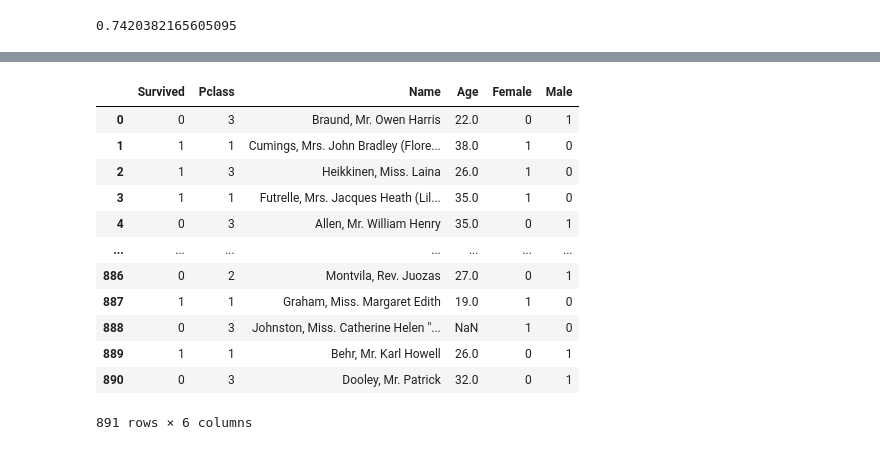
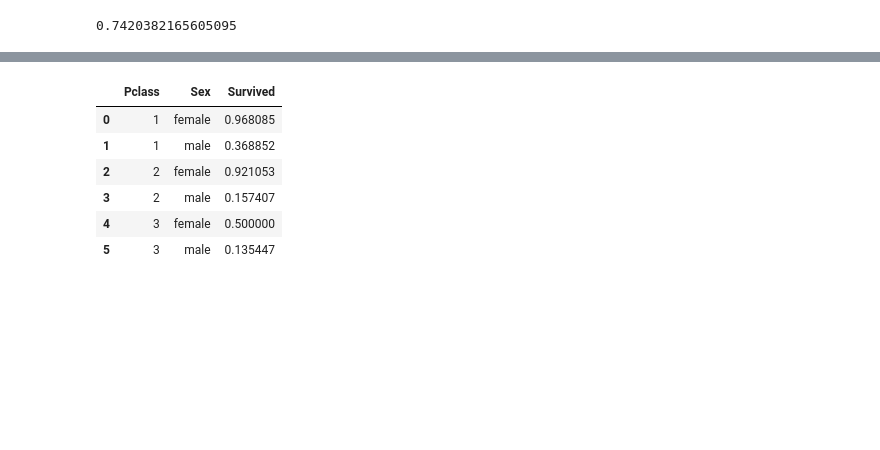
Before and after one commit to shota98501/Data_Scientist, a Jupyter notebook: Kaggle/Titanic/Data_Analysis/Titanic.ipynb, the cells around one changed output, grey strips where cells are left out. Saved outputs shown, nothing was run; the diff lists cells and outputs as text; code cells hidden in the pictures; blank space fills up the shorter version.

```diff
--- a/Kaggle/Titanic/Data_Analysis/Titanic.ipynb
+++ b/Kaggle/Titanic/Data_Analysis/Titanic.ipynb
@@ -186,17 +99,11 @@ Sex_dummies
-# %%
-Main = Sex_dummies.rename(columns={"Sex_female" : "Female", "Sex_male" : "Male"})
-Main
-# %% [output]
-|  | Survived | Pclass | Name | Age | Female | Male |
-| 0 | 0 | 3 | Braund, Mr. Owen Harris | 22.0 | 0 | 1 |
-| 1 | 1 | 1 | Cumings, Mrs. John Bradley (Flore... | 38.0 | 1 | 0 |
-| 2 | 1 | 3 | Heikkinen, Miss. Laina | 26.0 | 1 | 0 |
-| 3 | 1 | 1 | Futrelle, Mrs. Jacques Heath (Lil... | 35.0 | 1 | 0 |
-| 4 | 0 | 3 | Allen, Mr. William Henry | 35.0 | 0 | 1 |
-| ... | ... | ... | ... | ... | ... | ... |
-| 886 | 0 | 2 | Montvila, Rev. Juozas | 27.0 | 0 | 1 |
-| 887 | 1 | 1 | Graham, Miss. Margaret Edith | 19.0 | 1 | 0 |
-| 888 | 0 | 3 | Johnston, Miss. Catherine Helen "... | NaN | 1 | 0 |
-| 889 | 1 | 1 | Behr, Mr. Karl Howell | 26.0 | 0 | 1 |
-| 890 | 0 | 3 | Dooley, Mr. Patrick | 32.0 | 0 | 1 |
-891 rows × 6 columns
+# %%
+Rate_Pclass = Main.groupby(["Pclass", "Sex"])["Survived"].mean().reset_index()
+Rate_Pclass
+# %% [output]
+|  | Pclass | Sex | Survived |
+| 0 | 1 | female | 0.968085 |
+| 1 | 1 | male | 0.368852 |
+| 2 | 2 | female | 0.921053 |
+| 3 | 2 | male | 0.157407 |
+| 4 | 3 | female | 0.500000 |
+| 5 | 3 | male | 0.135447 |
```
Also changed, not shown: parts of 9 cells of this notebook.
